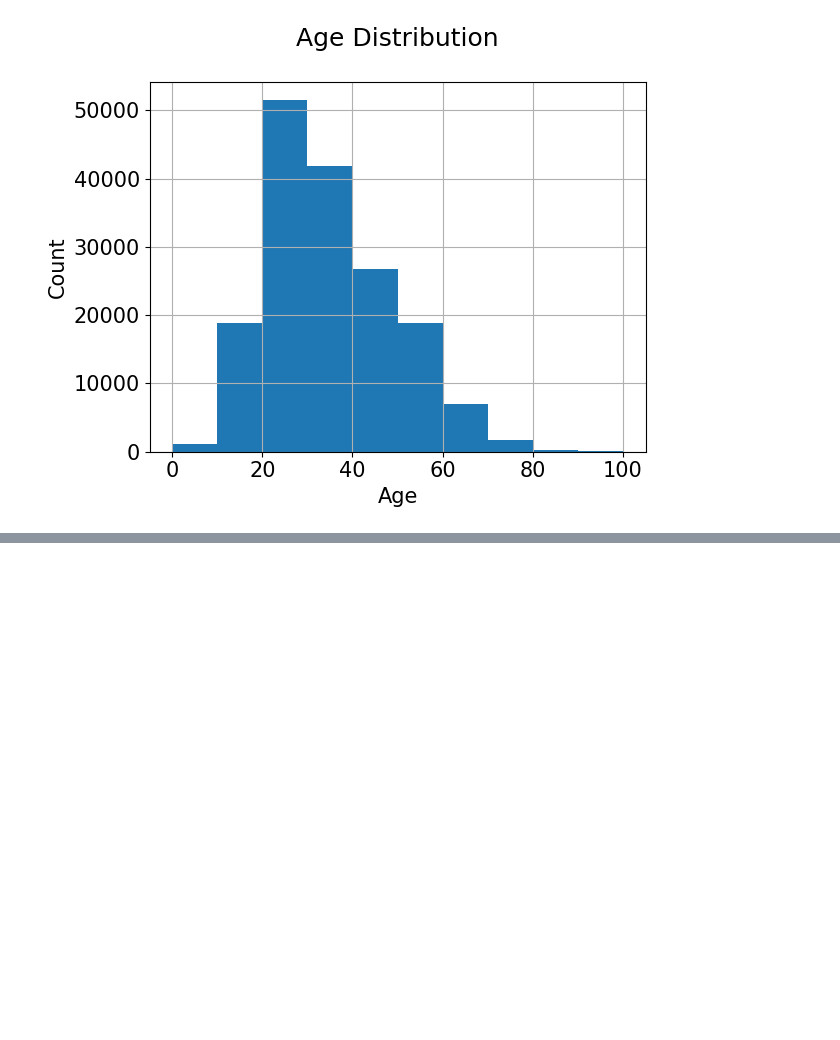
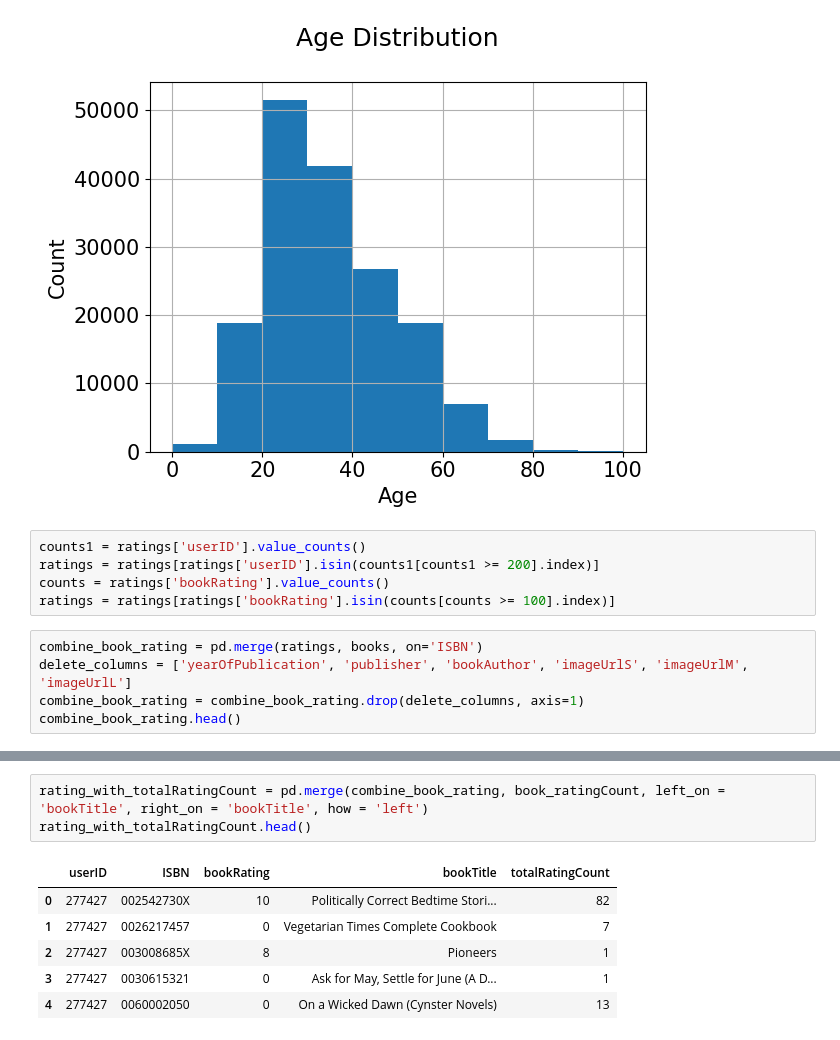
Before and after one commit to rushali-19/Book-recommendation-system, a Jupyter notebook: Recommender_System.ipynb, the cells around one changed output, grey strips where cells are left out. Drawn from its saved outputs; the diff is of its cells as text; blank space fills up the shorter version.

```diff
--- a/Recommender_System.ipynb
+++ b/Recommender_System.ipynb
@@ -47,3 +47,13 @@ plt.ylabel('Count')
 plt.show()
 # %% [output]
 [figure]
+# %%
+counts1 = ratings['userID'].value_counts()
+ratings = ratings[ratings['userID'].isin(counts1[counts1 >= 200].index)]
+counts = ratings['bookRating'].value_counts()
+ratings = ratings[ratings['bookRating'].isin(counts[counts >= 100].index)]
+# %%
+combine_book_rating = pd.merge(ratings, books, on='ISBN')
+delete_columns = ['yearOfPublication', 'publisher', 'bookAuthor', 'imageUrlS', 'imageUrlM', 'imageUrlL']
+combine_book_rating = combine_book_rating.drop(delete_columns, axis=1)
+combine_book_rating.head()
@@ -49,0 +81,10 @@ plt.show()
+# %%
+rating_with_totalRatingCount = pd.merge(combine_book_rating, book_ratingCount, left_on = 'bookTitle', right_on = 'bookTitle', how = 'left')
+rating_with_totalRatingCount.head()
+# %% [output]
+|  | userID | ISBN | bookRating | bookTitle | totalRatingCount |
+| 0 | 277427 | 002542730X | 10 | Politically Correct Bedtime Stori... | 82 |
+| 1 | 277427 | 0026217457 | 0 | Vegetarian Times Complete Cookbook | 7 |
+| 2 | 277427 | 003008685X | 8 | Pioneers | 1 |
+| 3 | 277427 | 0030615321 | 0 | Ask for May, Settle for June (A D... | 1 |
+| 4 | 277427 | 0060002050 | 0 | On a Wicked Dawn (Cynster Novels) | 13 |
```
Also changed, not shown: parts of 6 cells of this notebook.
